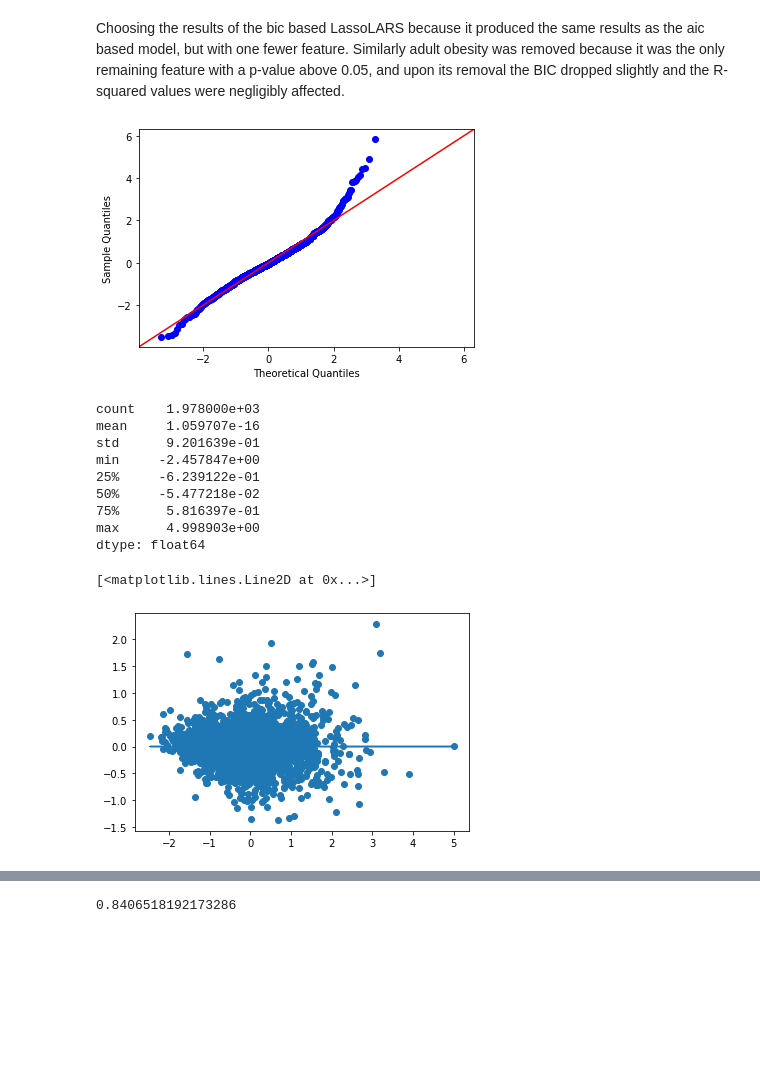
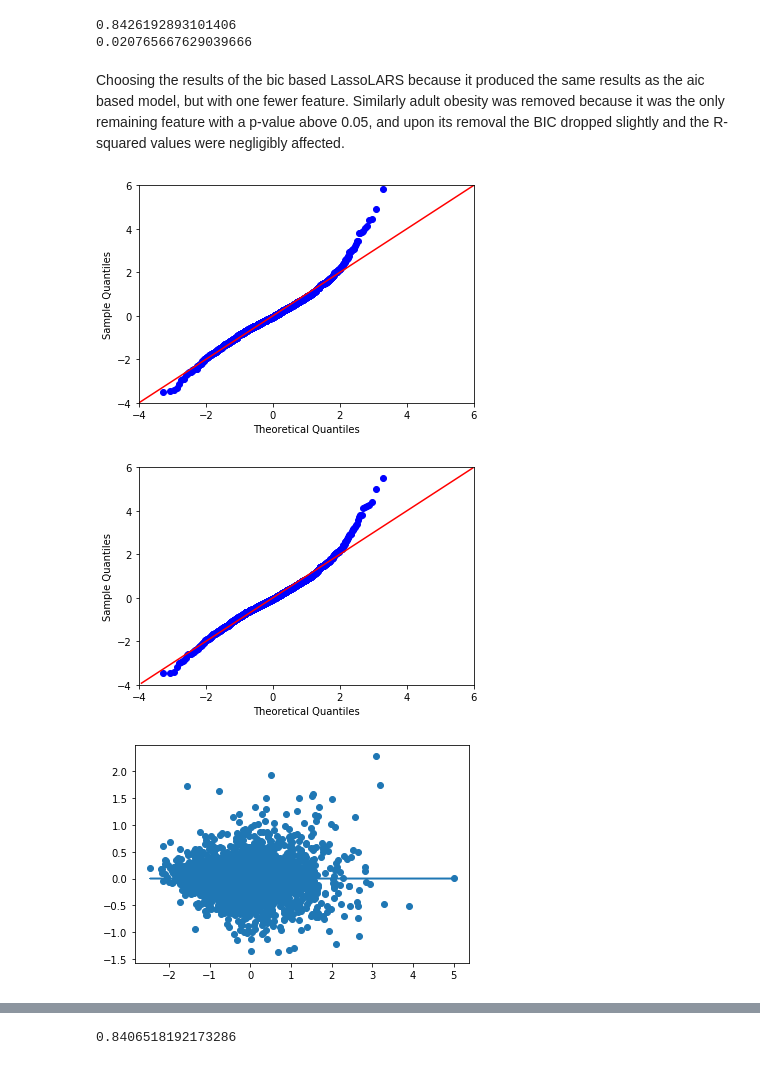
Before and after one commit to NathanVenos/Predicting-Premature-Death-with-County-level-Health-Factors, a Jupyter notebook: 2_Feature_Selection.ipynb, the cells around one changed output, grey strips where cells are left out. Saved outputs shown, nothing was run; the diff lists cells and outputs as text; code cells hidden in the pictures; blank space fills up the shorter version.

```diff
--- a/2_Feature_Selection.ipynb
+++ b/2_Feature_Selection.ipynb
@@ -548,0 +228,18 @@ print(np.std(bic_cvs))
+# %%
+# Implementing Lasso (L1) regression with the LARS algorithm
+# for determing a best lambda (i.e. regularization rate)
+# with BIC (Bayesian Information Criterion) as the metric to maximize
+lars_model_bic = LassoLarsIC(criterion='bic')
+lars_model_bic.fit(X_train_std_df, y_train_std_df['premature_death'])
+
+lars_model_bic_rss = lars_model_bic.score(X_train_std_df,
+                                          y_train_std_df['premature_death'])
+lars_model_bic_results = ([lars_model_bic_rss]
+                          +[lars_model_bic.intercept_]
+                          +list(lars_model_bic.coef_))
+
+lars_results_cols = ['rss', 'intercept']+feature_vars
+lars_model_bic_dict = {'bic': lars_model_bic_results}
+lars_model_bic_df = pd.DataFrame.from_dict(lars_model_bic_dict,
+                                           orient="index",
+                                           columns=lars_results_cols)
@@ -548,0 +265,3 @@ print(np.std(bic_cvs))
+# %%
+bic_feats = list(lars_model_bic_df.iloc[0][lars_model_bic_df.iloc[0] != 0].index[2:])
+lars_model_bic_df.iloc[0][lars_model_bic_df.iloc[0] != 0]
@@ -548,0 +457,11 @@ print(np.std(bic_cvs))
+# %%
+# dropping 'adult_obesity' because it was the only feature with a p_value above 0.05
+adj_bic_feats = [bic_feats[0]]+bic_feats[2:]
+# %%
+# testing how removing obesity impacts the model
+X_train_adj_bic_cols = '+'.join(adj_bic_feats)
+formula_adj_bic = target_var[0] + '~' + X_train_adj_bic_cols
+model_adj_bic = ols(formula=formula_adj_bic,
+                    data=train_std_df[target_var+adj_bic_feats])
+results_adj_bic = model_adj_bic.fit()
+results_adj_bic.summary()
@@ -549,3 +633,10 @@ print(np.std(bic_cvs))
+# %%
+bic_cvs = cross_val_score(pipe, X_train[bic_feats], y_train, cv=10)
+print(np.mean(bic_cvs))
+print(np.std(bic_cvs))
+# %% [output]
+0.8426192893101406
+0.020765667629039666
 # %% [markdown]
 Choosing the results of the bic based LassoLARS because it produced the same results as the aic based model, but with one fewer feature. Similarly adult obesity was removed because it was the only remaining feature with a p-value above 0.05, and upon its removal the BIC dropped slightly and the R-squared values were negligibly affected.
 # %%
@@ -559,16 +644,12 @@ import statsmodels.api as sm
 # %%
-sm.graphics.qqplot(regress_adj_bic.resid, dist=stats.norm, line='45', fit=True);
+sm.graphics.qqplot(results_adj_bic.resid, dist=stats.norm, line='45', fit=True)
+plt.ylim(-4,6)
+plt.xlim(-4,6);
 # %% [output]
-[figure, old version]
+[figure, new version]
-# %%
-regress_adj_bic.predict(X_train_std_df[final_features]).describe()
-# %% [output]
-count    1.978000e+03
-mean     1.059707e-16
-std      9.201639e-01
-min     -2.457847e+00
-25%     -6.239122e-01
-50%     -5.477218e-02
-75%      5.816397e-01
-max      4.998903e+00
-dtype: float64
+# %%
+sm.graphics.qqplot(results_further_adj_bic.resid, dist=stats.norm, line='45', fit=True)
+plt.ylim(-4,6)
+plt.xlim(-4,6);
+# %% [output]
+[figure, added]
@@ -575,6 +663,6 @@ dtype: float64
 # %%
-plt.scatter(regress_adj_bic.predict(X_train_std_df[final_features]), regress_adj_bic.resid)
-plt.plot(regress_adj_bic.predict(X_train_std_df[final_features]), [0 for i in range(len(train))])
+##### add further interpretive comments #####
+plt.scatter(results_adj_bic.predict(X_train_std_df[final_features]), results_adj_bic.resid)
+plt.plot(results_adj_bic.predict(X_train_std_df[final_features]), [0 for i in range(len(train))]);
 # %% [output]
-[<matplotlib.lines.Line2D at 0x...>]
 [figure]
```
Also changed, not shown: parts of 93 cells of this notebook.
